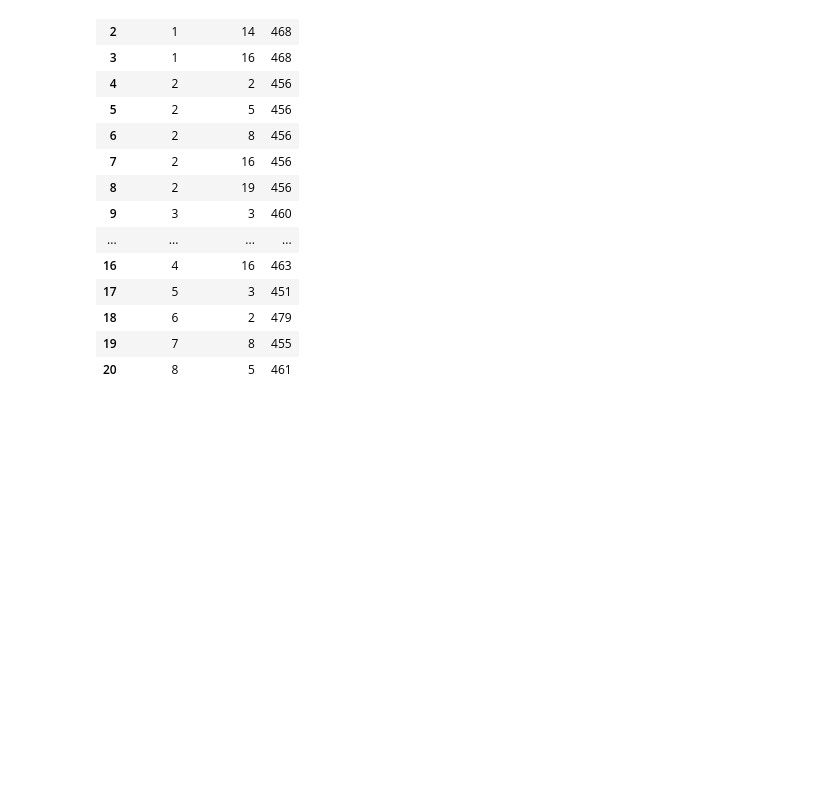
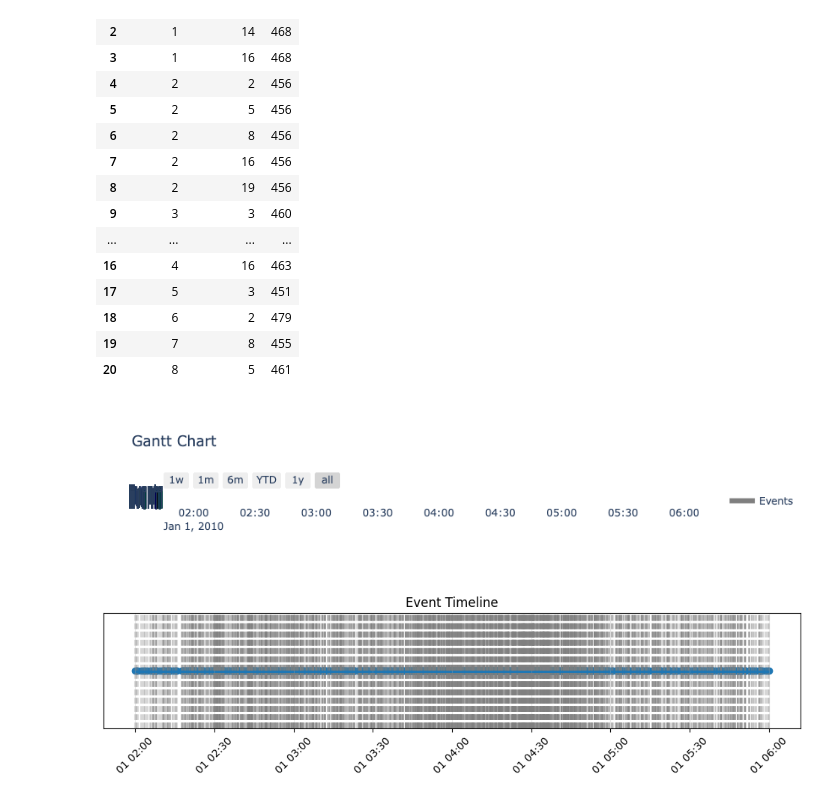
Before and after one commit to krinart/trend-pulse, a Jupyter notebook: notebooks/Trend Generation.ipynb, the cells around one changed output. Saved outputs shown, nothing was run; the diff lists cells and outputs as text; code cells hidden in the pictures; blank space fills up the shorter version.

```diff
--- a/notebooks/Trend Generation.ipynb
+++ b/notebooks/Trend Generation.ipynb
@@ -532,3 +535,60 @@ df.rename(
 ).to_json(
     '../trend_detection/data/trend_messages_v23.json', orient='records'
 )
+# %%
+import plotly.figure_factory as ff
+import pandas as pd
+import matplotlib.pyplot as plt
+from datetime import datetime
+
+# Assuming you have a list of timestamps
+timestamps = df[df['trend_id'] == 1]['timestamp']
+
+# 1. Using Plotly (Interactive)
+def plot_timeline_plotly(timestamps):
+    # Convert to datetime if needed
+    dates = [pd.to_datetime(ts) for ts in timestamps]
+
+    # Create data for plotly
+    df = [dict(Task="Events", Start=d, Finish=d, Resource='Event') for d in dates]
+
+    # Create timeline
+    fig = ff.create_gantt(df, show_colorbar=True, showgrid_x=True, showgrid_y=True)
+    fig.update_layout(height=200)  # Adjust height as needed
+
+    return fig
+
+# 2. Using Matplotlib (Simple static version)
+def plot_timeline_matplotlib(timestamps):
+    # Convert to datetime if needed
+    dates = [pd.to_datetime(ts) for ts in timestamps]
+
+    # Create the plot
+    fig, ax = plt.subplots(figsize=(12, 2))
+
+    # Plot events
+    ax.scatter(dates, [1]*len(dates), marker='o')
+
+    # Add vertical lines
+    for date in dates:
+        ax.axvline(x=date, color='gray', linestyle='--', alpha=0.3)
+
+    # Format
+    ax.set_yticks([])  # Hide y-axis
+    ax.grid(True, alpha=0.3)
+    plt.xticks(rotation=45)
+    plt.title('Event Timeline')
+
+    return fig
+
+# Example usage:
+# For Plotly
+fig = plot_timeline_plotly(timestamps)
+fig.show()
+
+# For Matplotlib
+fig = plot_timeline_matplotlib(timestamps)
+plt.show()
+# %% [output]
+[figure, added]
+[figure, added]
```
Also changed, not shown: parts of 10 cells of this notebook, 9 other files.
